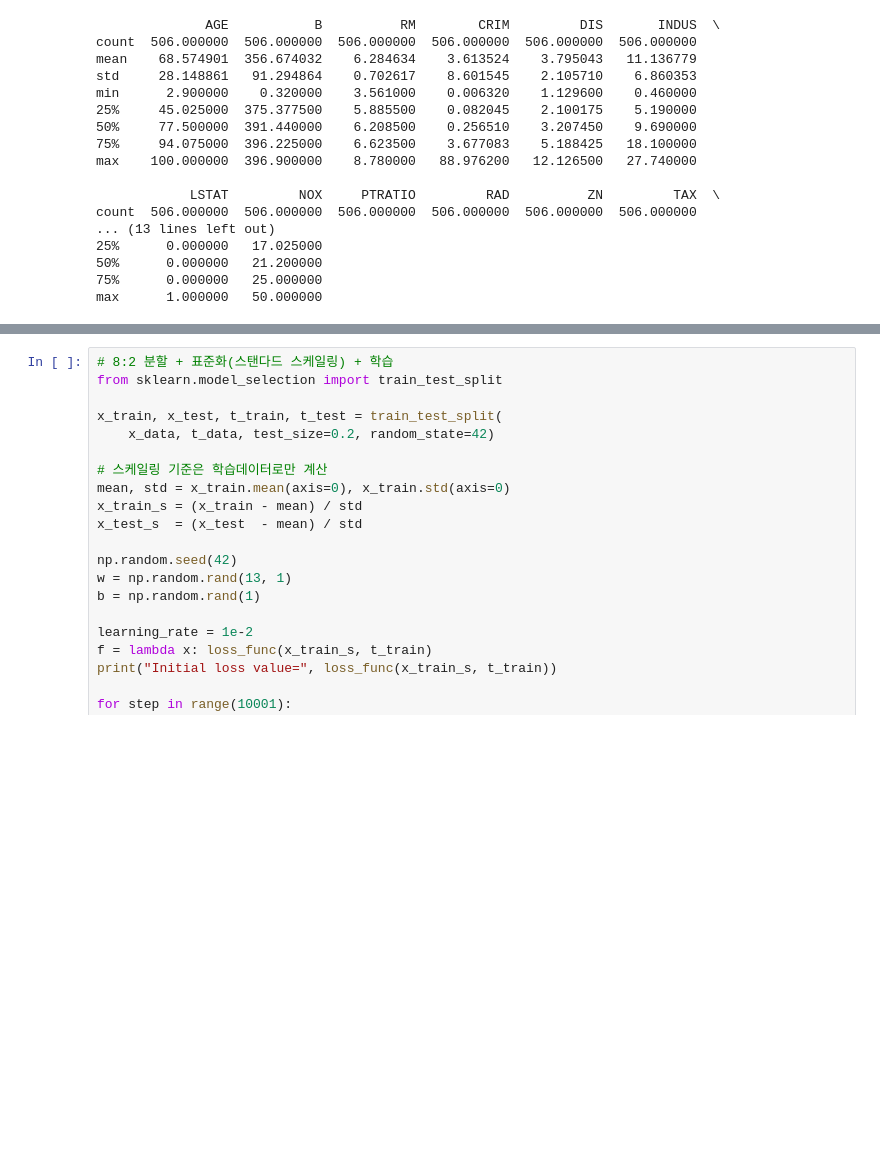
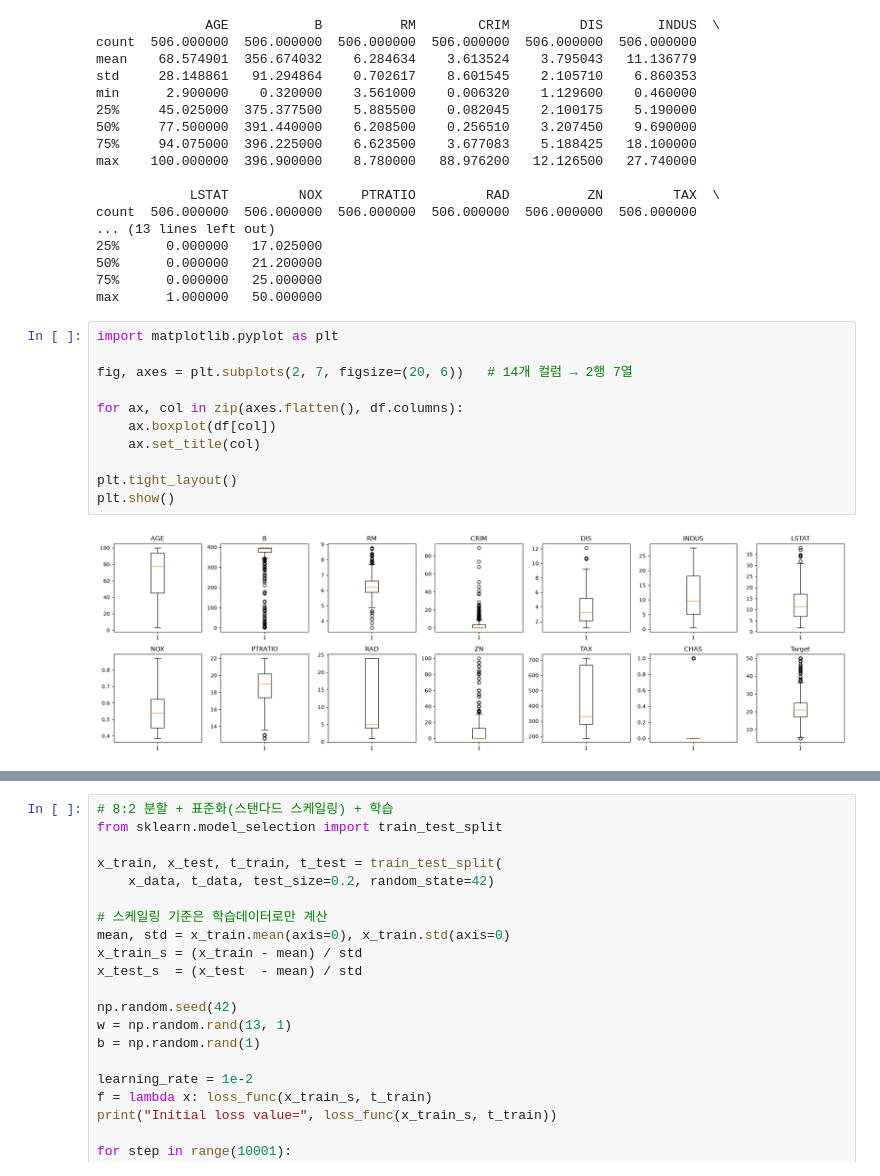
Before and after one commit to leegiseung-stack/IMAGE_VISION, a Jupyter notebook: 2026_11_10_test.ipynb, the cells around one changed output, grey strips where cells are left out. Saved outputs shown, nothing was run; the diff lists cells and outputs as text; blank space fills up the shorter version.

```diff
--- a/2026_11_10_test.ipynb
+++ b/2026_11_10_test.ipynb
@@ -59,3 +62,16 @@ count  506.000000  506.000000  506.000000  506.000000  506.000000  506.000000
 50%      0.000000   21.200000
 75%      0.000000   25.000000
 max      1.000000   50.000000
+# %%
+import matplotlib.pyplot as plt
+
+fig, axes = plt.subplots(2, 7, figsize=(20, 6))   # 14개 컬럼 → 2행 7열
+
+for ax, col in zip(axes.flatten(), df.columns):
+    ax.boxplot(df[col])
+    ax.set_title(col)
+
+plt.tight_layout()
+plt.show()
+# %% [output]
+[figure, added]
```
Also changed, not shown: parts of 8 cells of this notebook.
